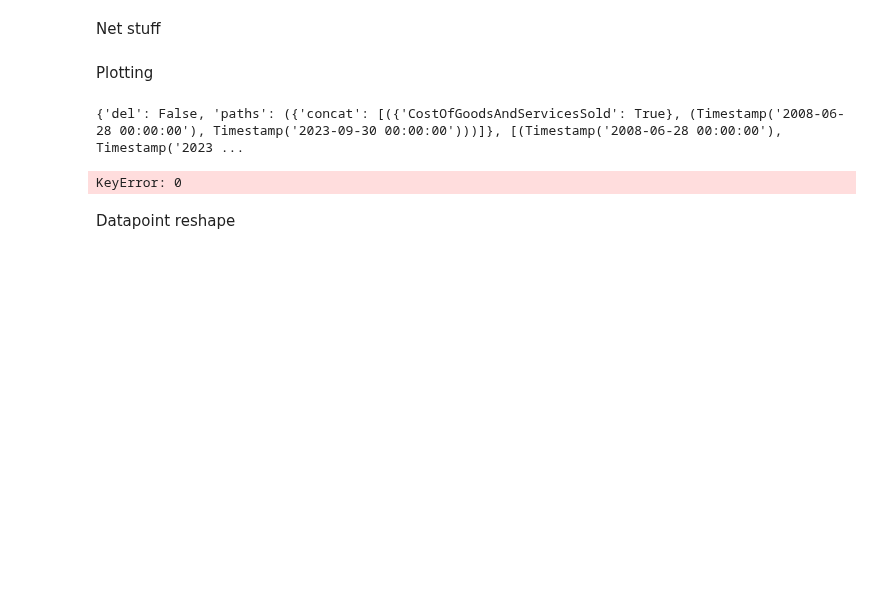
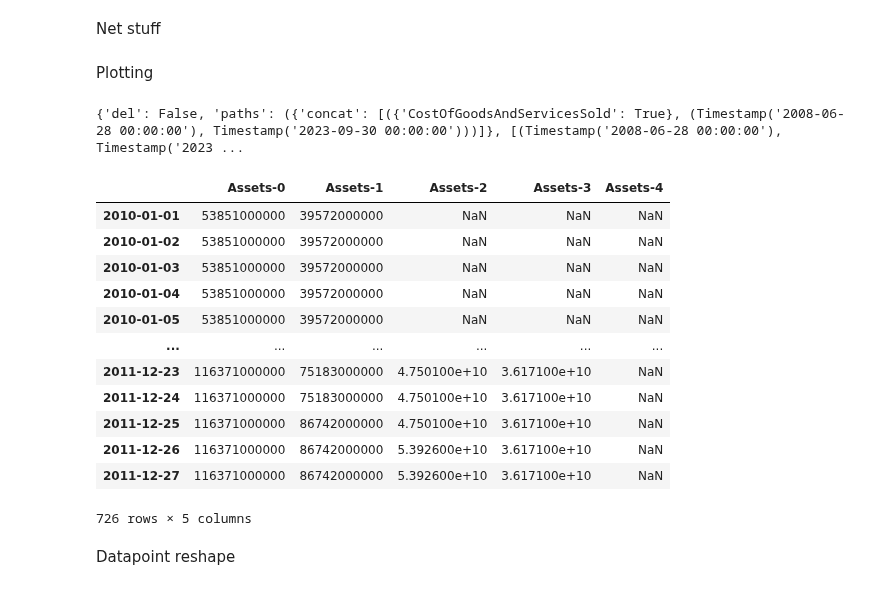
Before and after one commit to BlackdoorAI/Finance-bro, a Jupyter notebook: code/extract.ipynb, the cells around one changed output. Drawn from its saved outputs; the diff is of its cells as text; code cells hidden in the pictures; blank space fills up the shorter version.

```diff
--- a/code/extract.ipynb
+++ b/code/extract.ipynb
@@ -59,26 +63,33 @@ print(paths)
 # %%
-if 'extract_functions' in sys.modules:
-    del sys.modules['extract_functions']
-import extract_functions
-from extract_functions import *
-
 comp = comp_load("AAPL")
-frame, unit = comp.fact("Assets", intervals = (pd.Timestamp(year= 2010, month =1, day=1),pd.Timestamp(year= 2012, month =1, day=1)), converted =False)
-print(frame,unit)
-# frame.head(-5)
+frame, unit = comp.fact("Assets", intervals = [(pd.Timestamp(year= 2010, month =1, day=1),pd.Timestamp(year= 2012, month =1, day=1))], converted =False)
+# print(frames,unit)
+frame.head(-5)
 # columns_to_load = ['name', 'documentation', 'balance','periodType','deprecatedLabel','deprecatedDate']
 # # Load the CSV file
 # df = pd.read_csv('frames\SecondListOfElements.csv', usecols=columns_to_load, encoding='latin1')
 # df.to_csv("other_pickle/TrueListOfElements.csv")
 # print(comp.measures_and_dates)
 # comp = comp_load("BLK")
 # for motion, lists in comp.measures_and_dates.items():
 #     for i in lists:
 #         print(i)
 
 # print(comp.fact("Assets", date_gather = True))
 # %% [output]
+|  | Assets-0 | Assets-1 | Assets-2 | Assets-3 | Assets-4 |
+| 2010-01-01 | 53851000000 | 39572000000 | NaN | NaN | NaN |
+| 2010-01-02 | 53851000000 | 39572000000 | NaN | NaN | NaN |
+| 2010-01-03 | 53851000000 | 39572000000 | NaN | NaN | NaN |
+| 2010-01-04 | 53851000000 | 39572000000 | NaN | NaN | NaN |
+| 2010-01-05 | 53851000000 | 39572000000 | NaN | NaN | NaN |
+| ... | ... | ... | ... | ... | ... |
+| 2011-12-23 | 116371000000 | 75183000000 | 4.750100e+10 | 3.617100e+10 | NaN |
+| 2011-12-24 | 116371000000 | 75183000000 | 4.750100e+10 | 3.617100e+10 | NaN |
+| 2011-12-25 | 116371000000 | 86742000000 | 4.750100e+10 | 3.617100e+10 | NaN |
+| 2011-12-26 | 116371000000 | 86742000000 | 5.392600e+10 | 3.617100e+10 | NaN |
+| 2011-12-27 | 116371000000 | 86742000000 | 5.392600e+10 | 3.617100e+10 | NaN |
-KeyError: 0
+726 rows × 5 columns
 # %%
 comp = comp_load("BLK")
 for i,datapoint in enumerate(list(comp.data['LiabilitiesAndStockholdersEquity']["units"].items())[0][1]):
```
Also changed, not shown: parts of 9 cells of this notebook, 4 other files.
